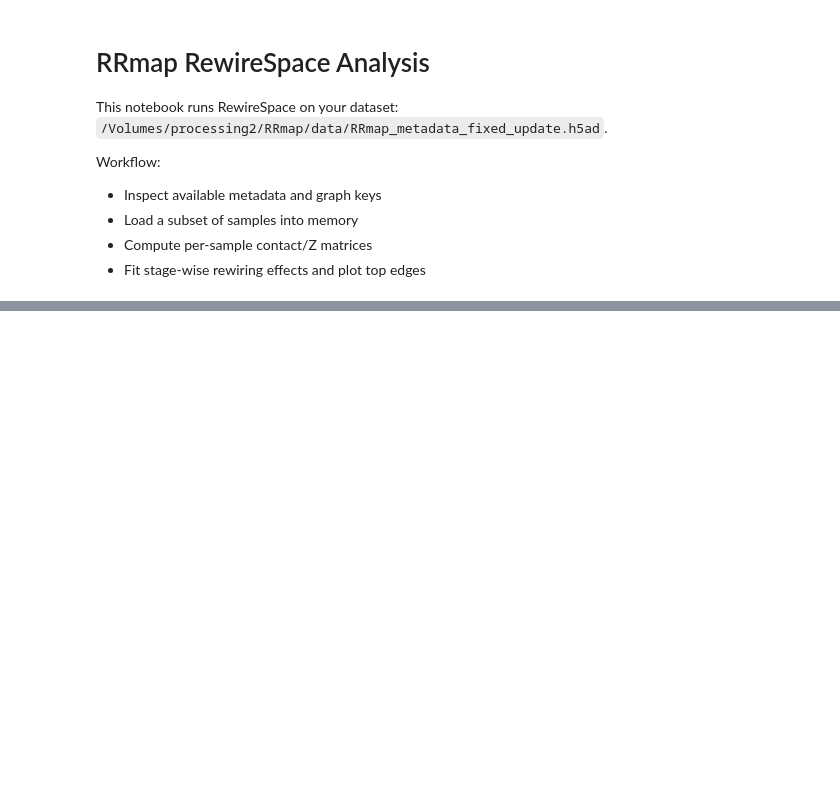
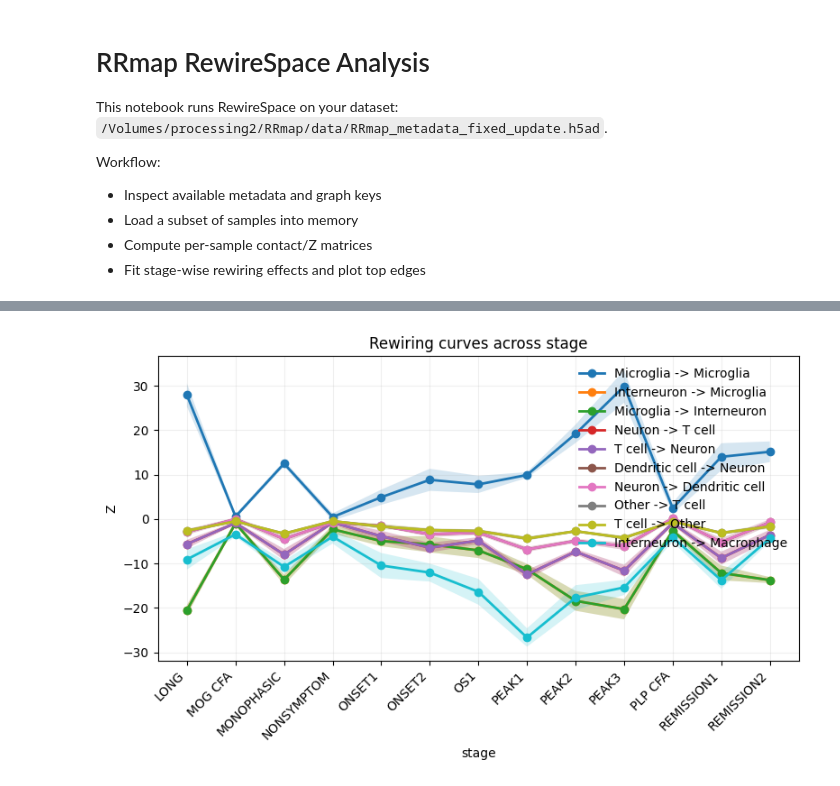
Before and after one commit to christoffermattssonlangseth/RewireSpace, a Jupyter notebook: examples/rrmap_rewiring.ipynb, the cells around one changed output, grey strips where cells are left out. Cells and saved outputs as stored; diff of their text form; code cells hidden in the pictures; blank space fills up the shorter version.

```diff
--- a/examples/rrmap_rewiring.ipynb
+++ b/examples/rrmap_rewiring.ipynb
@@ -28,7 +28,7 @@ from rewirespace.plot_rewiring import plot_stage_heatmaps, plot_rewiring_curves
 DATA_PATH = Path("/Volumes/processing2/RRmap/data/RRmap_metadata_fixed_update.h5ad")
 
 # Defaults inferred from this file on 2026-02-19.
-CELL_TYPE_KEY = "annotation"  # alternatives: "Level2", "Class", "anno_L2"
+CELL_TYPE_KEY = "anno_L2"  # alternatives: "Level2", "Class", "anno_L2"
 STAGE_KEY = "stage"
 SAMPLE_KEY = "sample_id"
 SUBJECT_KEY = None  # e.g. "sample_name" if repeated measures are available
@@ -36,7 +36,7 @@ ADJ_KEY = "spatial_connectivities"
 
 # Runtime knobs
 SAMPLES_TO_USE = None  # e.g. ["G3_L1_0", "G3_L1_1"]
-N_SAMPLES_HEAD = 4
+N_SAMPLES_HEAD = 107
 MAX_CELLS_PER_SAMPLE = 15000  # set None to disable downsampling
 N_PERM = 50  # increase for final runs (e.g. 100-500)
 RANDOM_STATE = 42
@@ -88,9 +131,42 @@ if MAX_CELLS_PER_SAMPLE is not None:
         if pos.size > MAX_CELLS_PER_SAMPLE:
             pos = rng.choice(pos, size=MAX_CELLS_PER_SAMPLE, replace=False)
         keep_pos.append(np.sort(pos))
+
     keep_pos = np.concatenate(keep_pos)
     keep_pos.sort()
-    adata = adata[keep_pos].copy()
+    keep_pos = np.asarray(keep_pos, dtype=np.int64)
+
+    obs_sub = adata.obs.iloc[keep_pos].copy()
+    adata_ds = ad.AnnData(obs=obs_sub)
+
+    if ADJ_KEY in adata.obsp:
+        A = adata.obsp[ADJ_KEY]
+        A = A.tocsr()
+        try:
+            kp = keep_pos.astype(np.int32, copy=False)
+            A_sub = A[kp][:, kp].tocsr()
+        except Exception:
+            from scipy import sparse
+
+            coo = A.tocoo()
+            old_to_new = np.full(A.shape[0], -1, dtype=np.int64)
+            old_to_new[keep_pos] = np.arange(keep_pos.size, dtype=np.int64)
+            edge_mask = (old_to_new[coo.row] >= 0) & (old_to_new[coo.col] >= 0)
+            A_sub = sparse.csr_matrix(
+                (
+                    coo.data[edge_mask],
+                    (old_to_new[coo.row[edge_mask]], old_to_new[coo.col[edge_mask]]),
+                ),
+                shape=(keep_pos.size, keep_pos.size),
+            )
+
+        adata_ds.obsp[ADJ_KEY] = A_sub
+    elif ADJ_KEY in adata.uns:
+        adata_ds.uns[ADJ_KEY] = adata.uns[ADJ_KEY]
+    else:
+        raise KeyError(f"Adjacency key '{ADJ_KEY}' not in adata.obsp/adata.uns.")
+
+    adata = adata_ds
     print(f"Downsampled to {adata.n_obs} cells (max {MAX_CELLS_PER_SAMPLE} per sample).")
 
 if isinstance(adata.obs[STAGE_KEY].dtype, pd.CategoricalDtype):
@@ -159,13 +294,15 @@ plt.show()
 # %%
-pairs = list(top_edges[["type_i", "type_j"]].itertuples(index=False, name=None))[:6]
+pairs = list(top_edges[["type_i", "type_j"]].itertuples(index=False, name=None))[:10]
 fig, ax = plot_rewiring_curves(
     df_long=df_long,
     pairs=pairs,
     value_col="Z",
     stage_col="stage",
     show_sem=True,
 )
 plt.show()
+# %% [output]
+[figure, added]
 # %%
 out_prefix = "rrmap_rewiring"
 df_long.to_csv(f"{out_prefix}_per_sample_contacts.csv", index=False)
```
Also changed, not shown: parts of 8 cells of this notebook.
